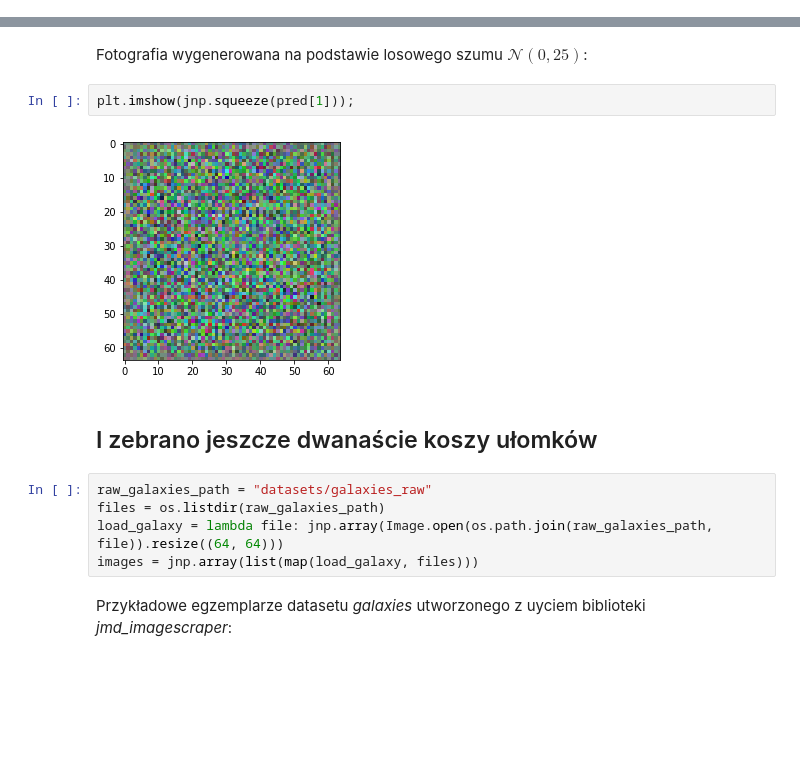
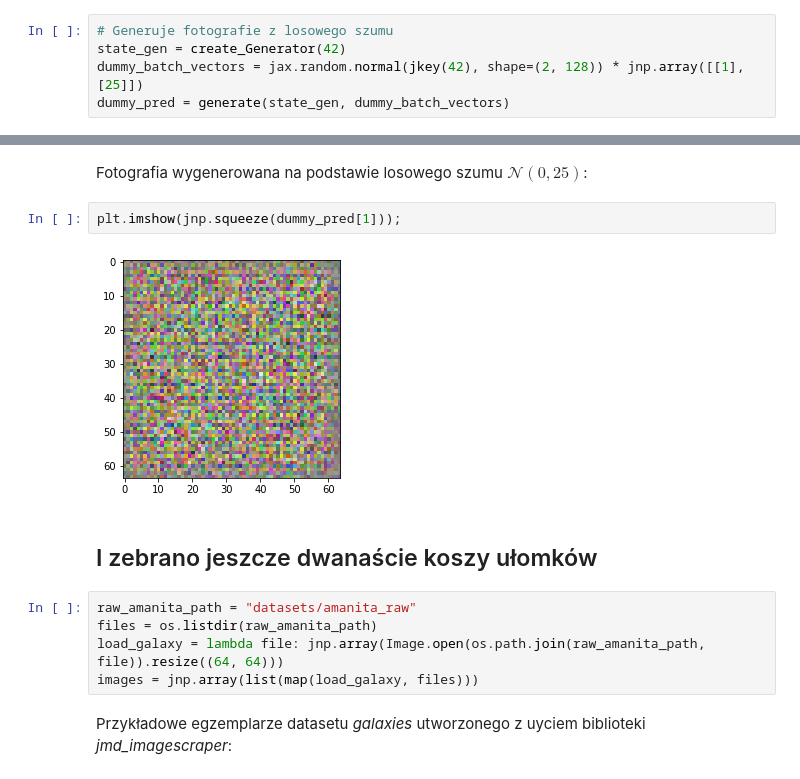
Before and after one commit to Wotaker/TrainingGAN, a Jupyter notebook: raport.ipynb, the cells around one changed output, grey strips where cells are left out. Drawn from its saved outputs; the diff is of its cells as text; blank space fills up the shorter version.

```diff
--- a/raport.ipynb
+++ b/raport.ipynb
@@ -82,6 +84,11 @@ pred = model.apply(
     {'params': vars['params']},
     dummy_batch_vectors
 )
+# %%
+# Generuje fotografie z losowego szumu
+state_gen = create_Generator(42)
+dummy_batch_vectors = jax.random.normal(jkey(42), shape=(2, 128)) * jnp.array([[1], [25]])
+dummy_pred = generate(state_gen, dummy_batch_vectors)
 # %% [markdown]
 Fotografia wygenerowana na podstawie losowego szumu $\mathcal{N}(0, 1)$:
 # %%
@@ -91,15 +98,15 @@ plt.imshow(jnp.squeeze(pred[0]));
 # %% [markdown]
 Fotografia wygenerowana na podstawie losowego szumu $\mathcal{N}(0, 25)$:
 # %%
-plt.imshow(jnp.squeeze(pred[1]));
+plt.imshow(jnp.squeeze(dummy_pred[1]));
 # %% [output]
-[figure, old version]
+[figure, new version]
 # %% [markdown]
 ## I zebrano jeszcze dwanaście koszy ułomków
 # %%
-raw_galaxies_path = "datasets/galaxies_raw"
-files = os.listdir(raw_galaxies_path)
-load_galaxy = lambda file: jnp.array(Image.open(os.path.join(raw_galaxies_path, file)).resize((64, 64)))
+raw_amanita_path = "datasets/amanita_raw"
+files = os.listdir(raw_amanita_path)
+load_galaxy = lambda file: jnp.array(Image.open(os.path.join(raw_amanita_path, file)).resize((64, 64)))
 images = jnp.array(list(map(load_galaxy, files)))
 # %% [markdown]
 Przykładowe egzemplarze datasetu *galaxies* utworzonego z uyciem biblioteki *jmd_imagescraper*:
```
Also changed, not shown: parts of 7 cells of this notebook, 1 other file.
